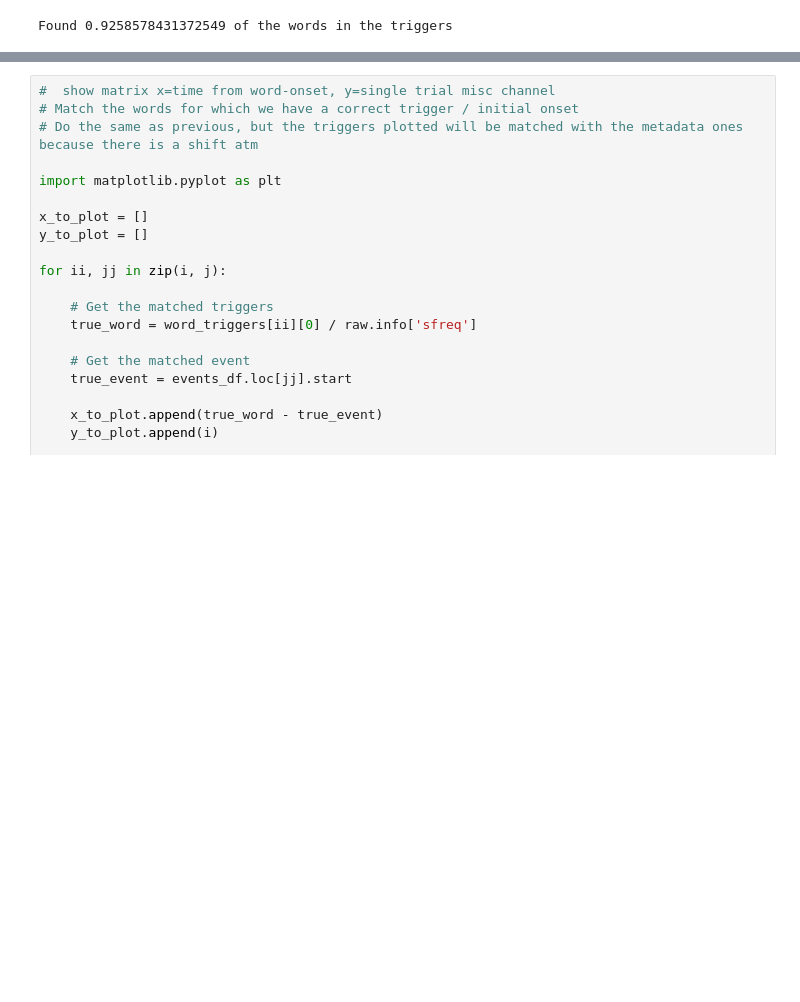
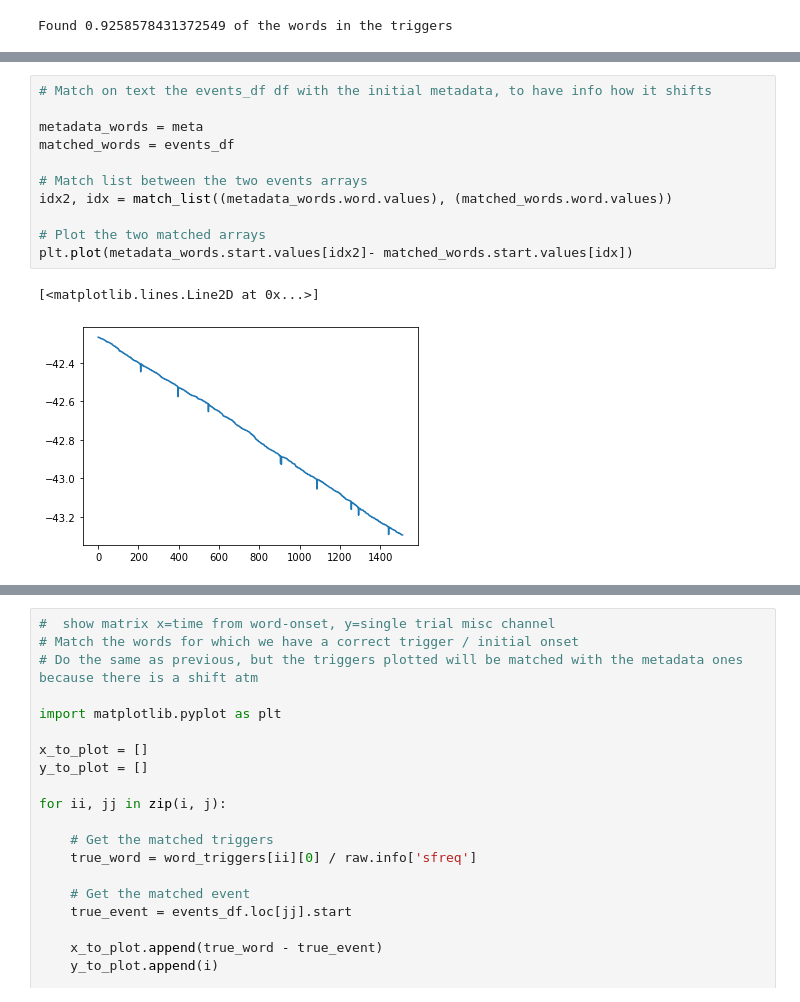
Before and after one commit to BelCorentin/neurospin-petit-prince, a Jupyter notebook: decoding/ntbk/debug_auditory.ipynb, the cells around one changed output, grey strips where cells are left out. Cells and saved outputs as stored; diff of their text form; blank space fills up the shorter version.

Commit message:
curve of shift

```diff
--- a/decoding/ntbk/debug_auditory.ipynb
+++ b/decoding/ntbk/debug_auditory.ipynb
@@ -449,0 +417,14 @@ x_to_plot
+# %%
+# Match on text the events_df df with the initial metadata, to have info how it shifts
+
+metadata_words = meta
+matched_words = events_df
+
+# Match list between the two events arrays
+idx2, idx = match_list((metadata_words.word.values), (matched_words.word.values))
+
+# Plot the two matched arrays
+plt.plot(metadata_words.start.values[idx2]- matched_words.start.values[idx])
+# %% [output]
+[<matplotlib.lines.Line2D at 0x...>]
+[figure, added]
```
Also changed, not shown: parts of 7 cells of this notebook.
